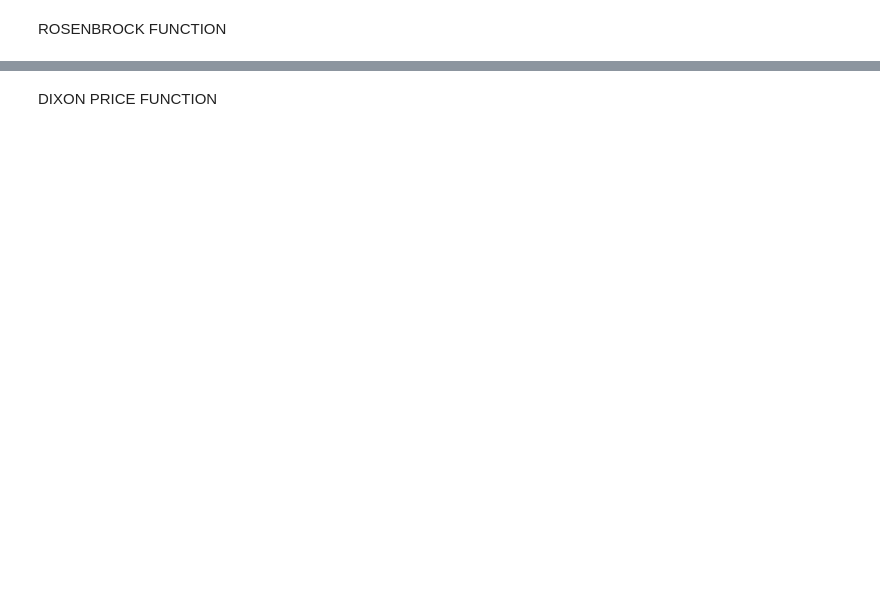
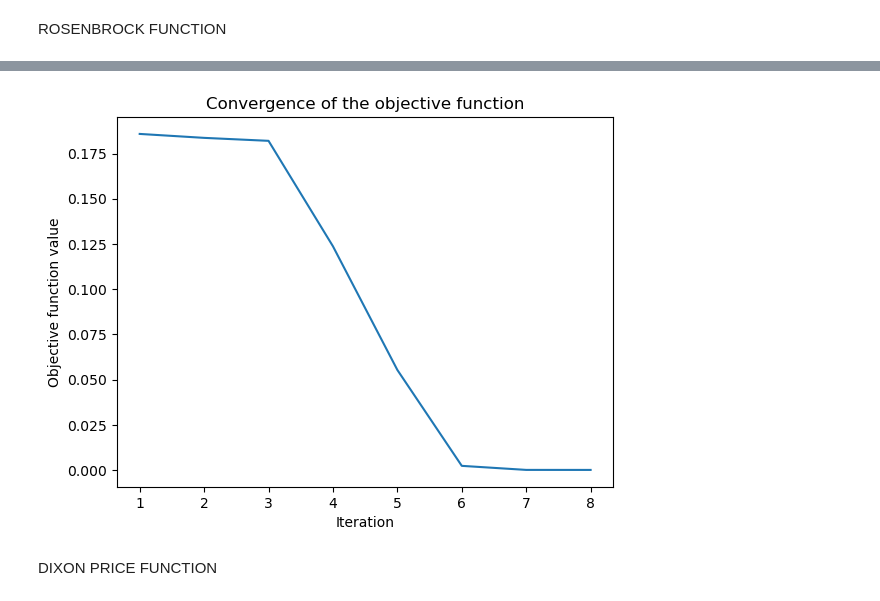
Before and after one commit to ashish-motwani/optimization, a Jupyter notebook: assignment02.ipynb, the cells around one changed output, grey strips where cells are left out. Cells and saved outputs as stored; diff of their text form; code cells hidden in the pictures; blank space fills up the shorter version.

```diff
--- a/assignment02.ipynb
+++ b/assignment02.ipynb
@@ -237,4 +254,8 @@ Next position: [1.0003717  1.00073681 1.00147181]
 Termination condition met: Relative change in x is within epsilon2
+# %%
+optimizer.plot_convergence()
+# %% [output]
+[figure, added]
 # %% [markdown]
 DIXON PRICE FUNCTION
 # %%
```
Also changed, not shown: parts of 17 cells of this notebook.
